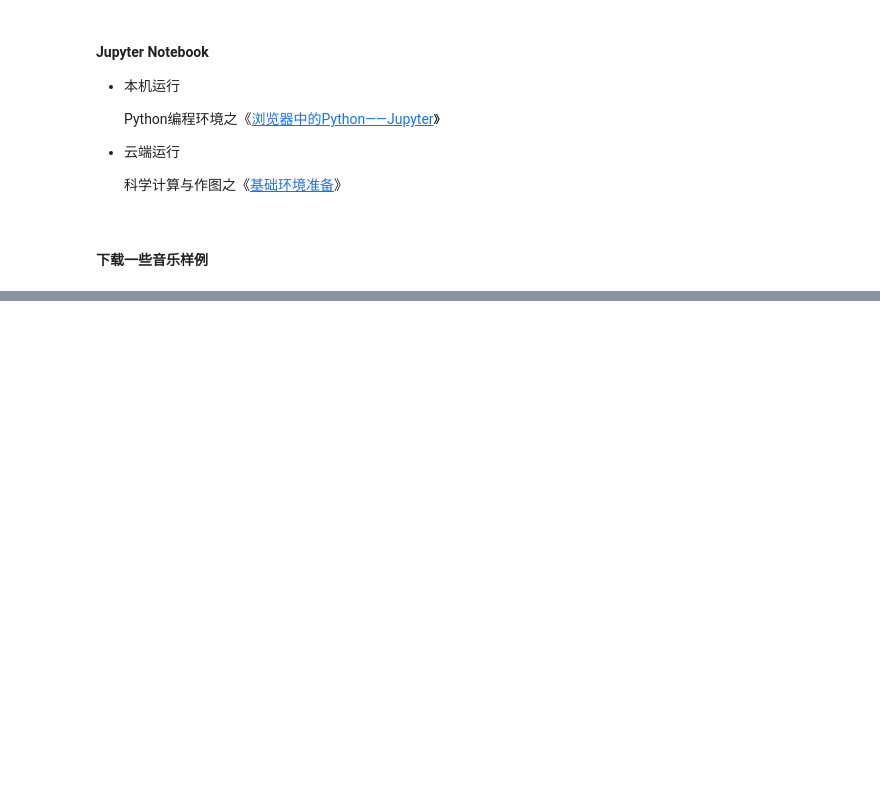
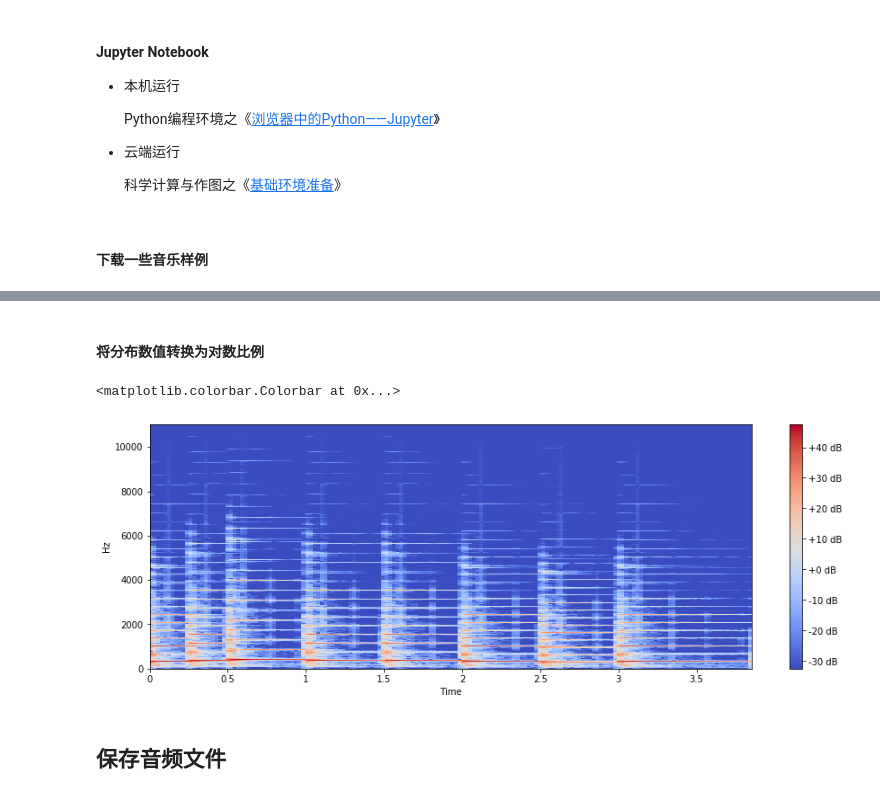
Before and after one commit to zhujisheng/learn_python, a Jupyter notebook: 10.音乐/1.LibRosa使用基础.ipynb, the cells around one changed output, grey strips where cells are left out. Drawn from its saved outputs; the diff is of its cells as text; code cells hidden in the pictures; blank space fills up the shorter version.

```diff
--- a/10.音乐/1.LibRosa使用基础.ipynb
+++ b/10.音乐/1.LibRosa使用基础.ipynb
@@ -119,0 +159,13 @@ librosa.output.write_wav('audio/tone_440.wav', x, sr)
+# %% [markdown]
+#### 将分布数值转换为对数比例
+# %%
+Sx = librosa.amplitude_to_db(abs(X))
+
+plt.figure(figsize=(15, 5))
+librosa.display.specshow(Sx, sr=sr, hop_length=hop_length, x_axis='time', y_axis='linear')
+plt.colorbar(format='%+2.0f dB')
+# %% [output]
+<matplotlib.colorbar.Colorbar at 0x...>
+[figure, added]
+# %% [markdown]
+## 保存音频文件
```
Also changed, not shown: parts of 39 cells of this notebook, 13 other files.
